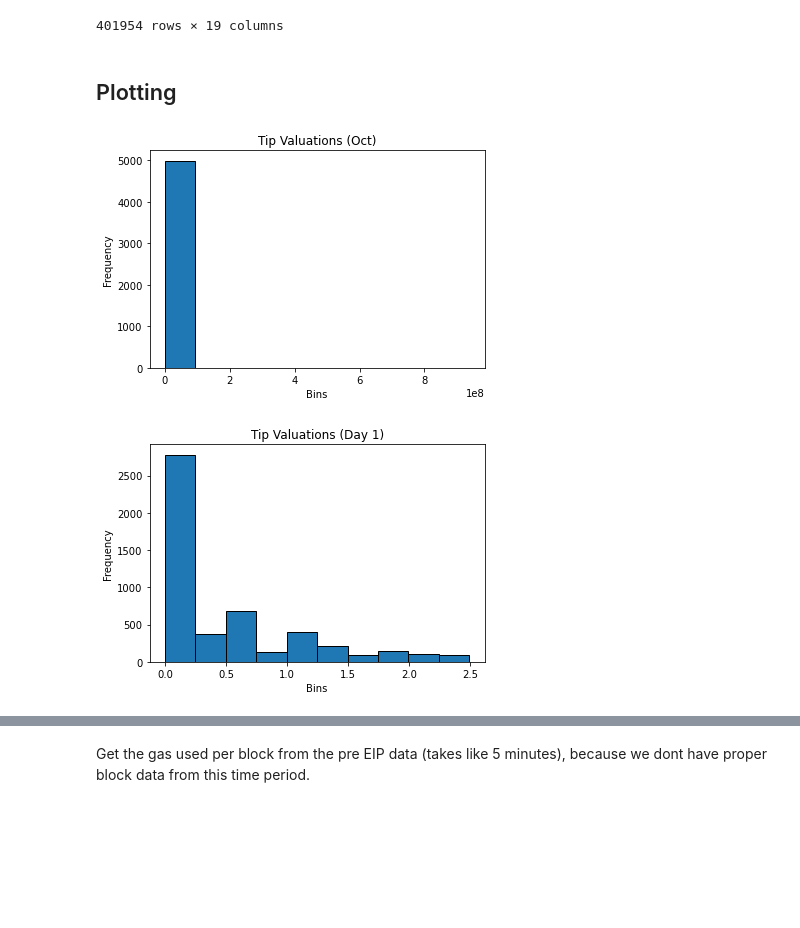
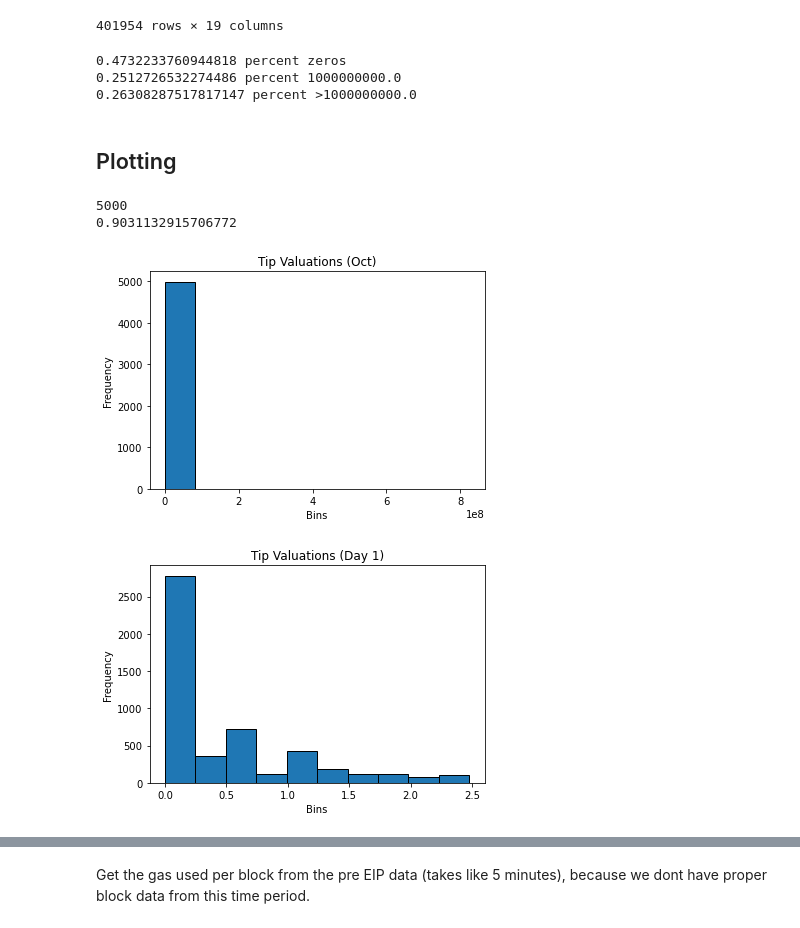
Before and after one commit to teohyikhaw/camcos, a Jupyter notebook: post_eip_valuations_pt2.ipynb, the cells around one changed output, grey strips where cells are left out. Saved outputs shown, nothing was run; the diff lists cells and outputs as text; code cells hidden in the pictures; blank space fills up the shorter version.

```diff
--- a/post_eip_valuations_pt2.ipynb
+++ b/post_eip_valuations_pt2.ipynb
@@ -360,6 +353,19 @@ See the caveats in the documentation: https://pandas.pydata.org/pandas-docs/stab
 | 965770 | 0xa6e0986b89ca14e87572ca5ae467473... | 312 | 0xa8146ae6525c1090e1d15931cc5dcb4... | 13364999 | 268 | 0x88aa631b427cf96d12d91885e7026a3... | 0x9757f2d2b135150bbeb65308d4a9180... | 789250000000000000 | ... |
 | 965771 | 0x8842a2c108d0ea89794ce24bdbe9202... | 1091 | 0xa8146ae6525c1090e1d15931cc5dcb4... | 13364999 | 269 | 0x9af999595a08210fcaa705f0491a800... | 0x3d9819210a31b4961b30ef54be2aed7... | 0 | ... |
 401954 rows × 19 columns
+# %%
+#display(min_list)
+##HOW MANY ZEROES IN MINLIST???
+thing=[True if x==0 else False for x in min_list]
+print(str(sum(thing)/len(thing)) +' percent zeros')
+thing2=[True if x==1000000000.0 else False for x in min_list]
+print(str(sum(thing2)/len(thing2)) +' percent 1000000000.0')
+thing3=[True if x>1000000000.0 else False for x in min_list]
+print(str(sum(thing3)/len(thing3)) +' percent >1000000000.0')
+# %% [output]
+0.4732233760944818 percent zeros
+0.2512726532274486 percent 1000000000.0
+0.26308287517817147 percent >1000000000.0
 # %% [markdown]
 ## Plotting
 # %%
@@ -378,35 +384,41 @@ ax = plt.axes()
 
 plt.hist(oct_trim,ec='black')
 ax.set_title('Tip Valuations (Oct)')
 ax.set_ylabel('Frequency')
 ax.set_xlabel('Bins');
 #plt.savefig('tip_valuations.png')
 
 
 
 
 
 my_tips_val_d1=list(final_dataframe_d1.valuations_tip)
 d1_tip_hi=np.percentile(my_tips_val_d1,90)
 d1_tip_lo=np.percentile(my_tips_val_d1,10)
 my_tips_val_d1=[x for x in my_tips_val_d1 if (x < d1_tip_hi) & (x > d1_tip_lo)]
 d1_trim=random_index_generator(my_tips_val_d1,5000)
 
 
 
 fig2 = plt.figure()
 ax2 = plt.axes()
 
 plt.hist(d1_trim,ec='black')
 ax2.set_title('Tip Valuations (Day 1)')
 ax2.set_ylabel('Frequency')
 ax2.set_xlabel('Bins');
 
 
 #print([round[x] for x in final_dataframe_oct.geth_reccomendation][0:5])
+
+print(len([x for x in oct_trim if x>1]))
+print(len([x for x in final_dataframe_oct.max_priority_fee_per_gas if x>1.000000e+09])\
+     /len(final_dataframe_oct.max_priority_fee_per_gas))
 # %% [output]
+5000
+0.9031132915706772
-[figure, old version]
+[figure, new version]
-[figure, old version]
+[figure, new version]
 # %%
 
 #[round[x] for x in list(final_dataframe_oct.geth_recommendation_tip)]
```
Also changed, not shown: parts of 5 cells of this notebook, 4 other files.
